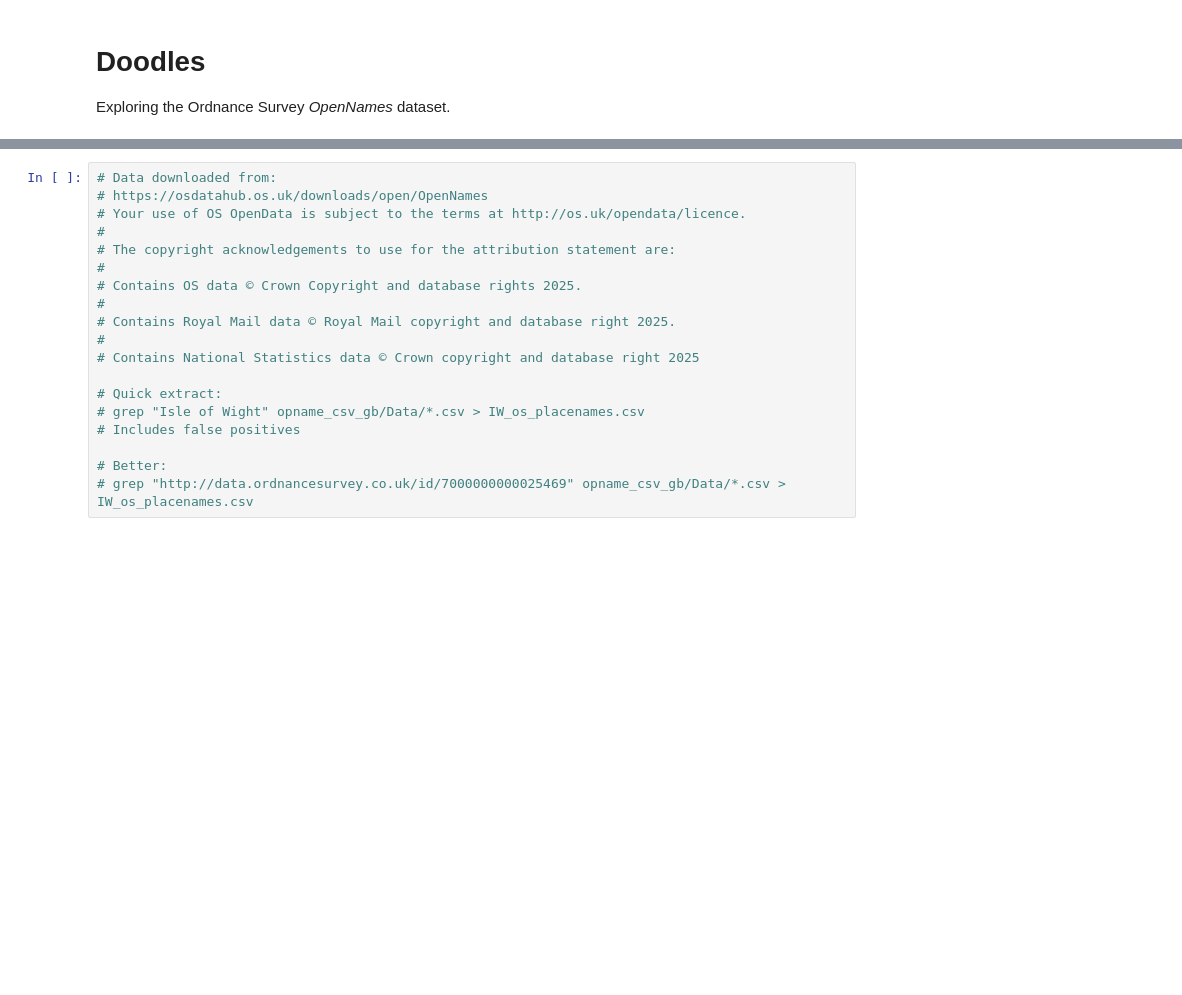
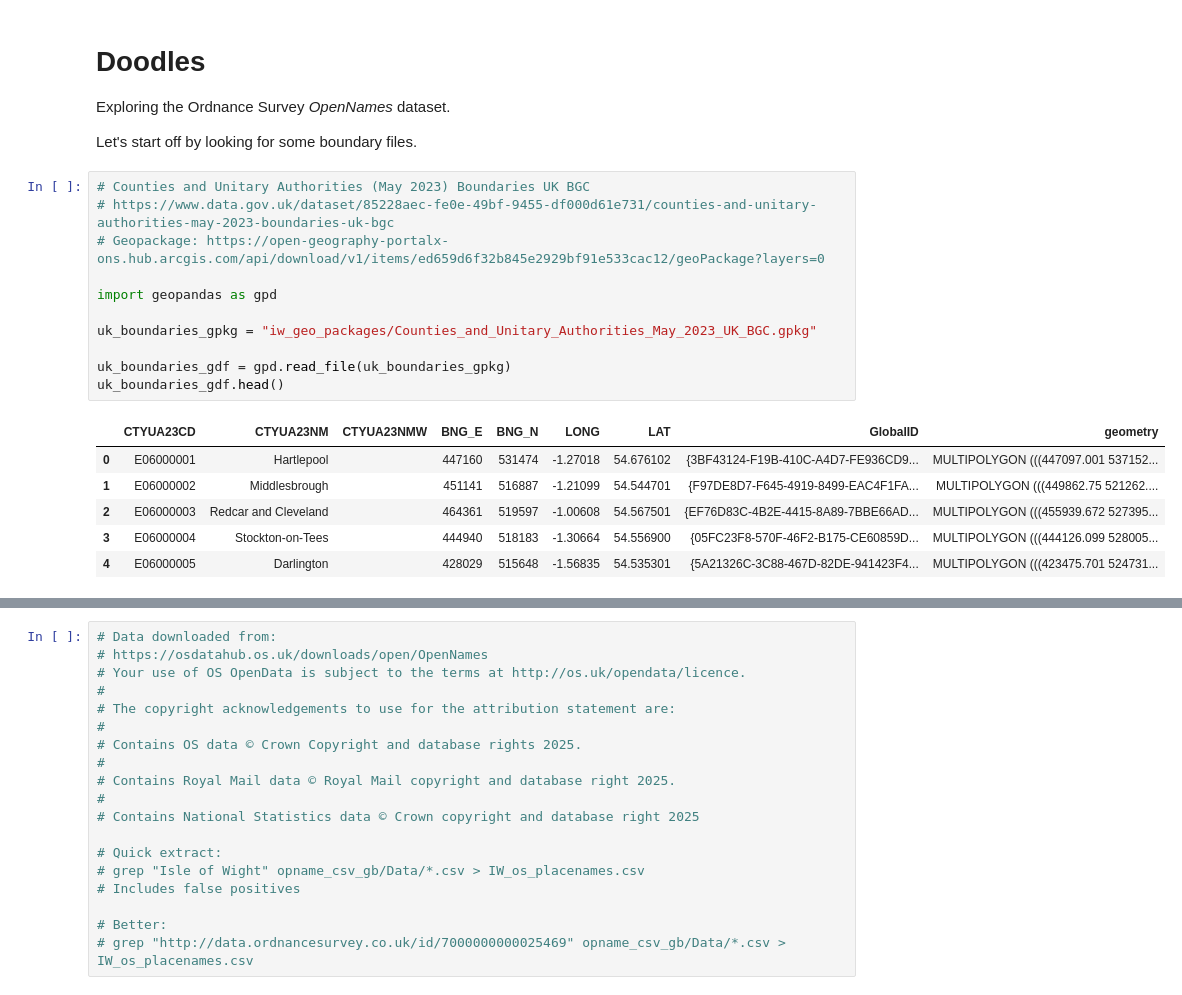
Before and after one commit to psychemedia/island-storynotes, a Jupyter notebook: bids/geo_heritage/os_placenames_doodles.ipynb, the cells around one changed output, grey strips where cells are left out. Drawn from its saved outputs; the diff is of its cells as text; blank space fills up the shorter version.

```diff
--- a/bids/geo_heritage/os_placenames_doodles.ipynb
+++ b/bids/geo_heritage/os_placenames_doodles.ipynb
@@ -2,3 +2,23 @@
 # Doodles
 
 Exploring the Ordnance Survey *OpenNames* dataset.
+
+Let's start off by looking for some boundary files.
+# %%
+# Counties and Unitary Authorities (May 2023) Boundaries UK BGC
+# https://www.data.gov.uk/dataset/85228aec-fe0e-49bf-9455-df000d61e731/counties-and-unitary-authorities-may-2023-boundaries-uk-bgc
+# Geopackage: https://open-geography-portalx-ons.hub.arcgis.com/api/download/v1/items/ed659d6f32b845e2929bf91e533cac12/geoPackage?layers=0
+
+import geopandas as gpd
+
+uk_boundaries_gpkg = "iw_geo_packages/Counties_and_Unitary_Authorities_May_2023_UK_BGC.gpkg"
+
+uk_boundaries_gdf = gpd.read_file(uk_boundaries_gpkg)
+uk_boundaries_gdf.head()
+# %% [output]
+|  | CTYUA23CD | CTYUA23NM | CTYUA23NMW | BNG_E | BNG_N | LONG | LAT | GlobalID | geometry |
+| 0 | E06000001 | Hartlepool |  | 447160 | 531474 | -1.27018 | 54.676102 | {3BF43124-F19B-410C-A4D7-FE936CD9... | MULTIPOLYGON (((447097.001 537152... |
+| 1 | E06000002 | Middlesbrough |  | 451141 | 516887 | -1.21099 | 54.544701 | {F97DE8D7-F645-4919-8499-EAC4F1FA... | MULTIPOLYGON (((449862.75 521262.... |
+| 2 | E06000003 | Redcar and Cleveland |  | 464361 | 519597 | -1.00608 | 54.567501 | {EF76D83C-4B2E-4415-8A89-7BBE66AD... | MULTIPOLYGON (((455939.672 527395... |
+| 3 | E06000004 | Stockton-on-Tees |  | 444940 | 518183 | -1.30664 | 54.556900 | {05FC23F8-570F-46F2-B175-CE60859D... | MULTIPOLYGON (((444126.099 528005... |
+| 4 | E06000005 | Darlington |  | 428029 | 515648 | -1.56835 | 54.535301 | {5A21326C-3C88-467D-82DE-941423F4... | MULTIPOLYGON (((423475.701 524731... |
```
Also changed, not shown: parts of 6 cells of this notebook.
